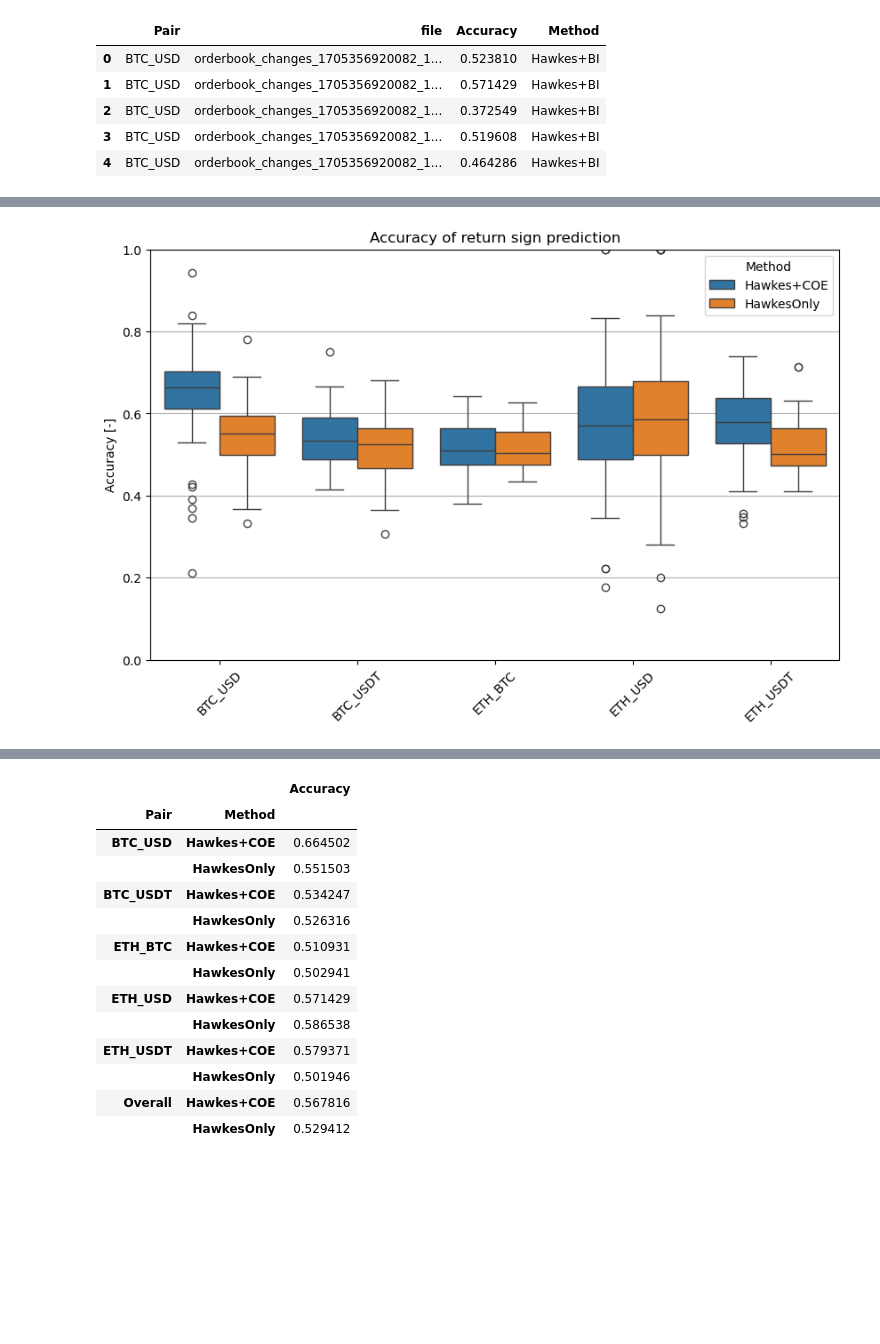
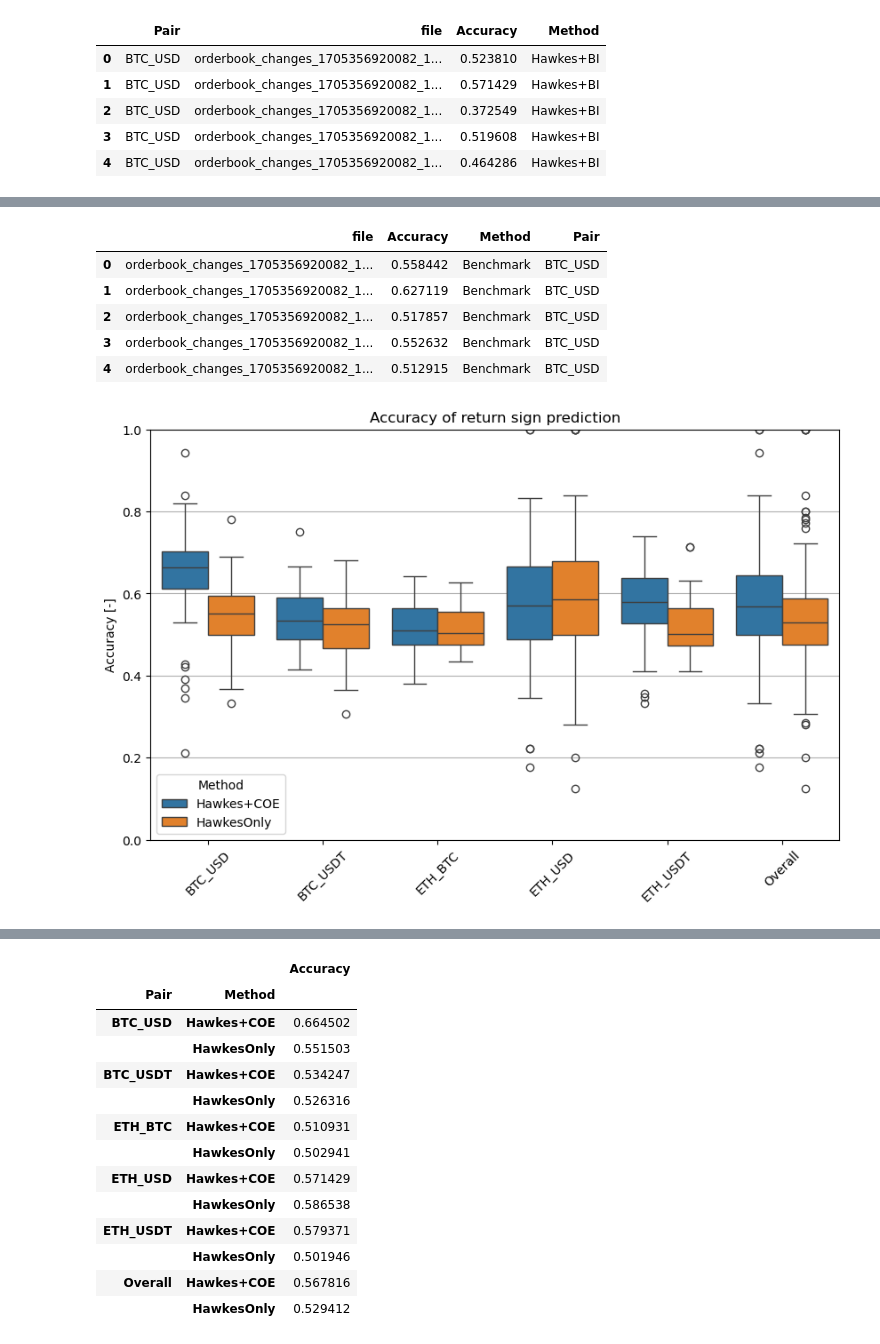
Before and after one commit to daxus4/multivariate_hawkes, a Jupyter notebook: notebook/n20250209_check_coe_results_best_densities.ipynb, the cells around one changed output, grey strips where cells are left out. Drawn from its saved outputs; the diff is of its cells as text; code cells hidden in the pictures; blank space fills up the shorter version.

```diff
--- a/notebook/n20250209_check_coe_results_best_densities.ipynb
+++ b/notebook/n20250209_check_coe_results_best_densities.ipynb
@@ -266,26 +285,33 @@ for pair in ["BTC_USD", "ETH_USD", "ETH_BTC", "BTC_USDT", "ETH_USDT"]:
 
 df = pd.concat(dfs)
 
-df["Real Event Type MP"] = df["Real Event Type"].apply(
-    lambda x: x.split("_BI_")[0]
-)
+df["Real Event Type MP"] = df["Real Event Type"].apply(lambda x: x.split("_BI_")[0])
 
 df["Predicted Event Type"] = df[
-    ["Predicted MP UP BI POS Time", "Predicted MP DOWN BI POS Time", "Predicted MP UP BI NEG Time", "Predicted MP DOWN BI NEG Time"]
+    [
+        "Predicted MP UP BI POS Time",
+        "Predicted MP DOWN BI POS Time",
+        "Predicted MP UP BI NEG Time",
+        "Predicted MP DOWN BI NEG Time",
+    ]
 ].idxmin(axis=1)
 
 df["Predicted Event Type"] = df["Predicted Event Type"].apply(
     lambda x: {
         "Predicted MP UP BI POS Time": "MP_UP",
-         "Predicted MP DOWN BI POS Time": "MP_DOWN",
-         "Predicted MP UP BI NEG Time": "MP_UP",
-         "Predicted MP DOWN BI NEG Time": "MP_DOWN"
+        "Predicted MP DOWN BI POS Time": "MP_DOWN",
+        "Predicted MP UP BI NEG Time": "MP_UP",
+        "Predicted MP DOWN BI NEG Time": "MP_DOWN",
     }[x]
 )
 
 df["Correct Prediction"] = df["Predicted Event Type"] == df["Real Event Type MP"]
-df_hawkes_bi_file = df[df["file"] == "orderbook_changes_1705364671663_1705361143.tsv"].copy()
-boxplot_df_a = df[["pair", "file", "Correct Prediction"]].groupby(["pair", "file"]).mean()
+df_hawkes_bi_file = df[
+    df["file"] == "orderbook_changes_1705364671663_1705361143.tsv"
+].copy()
+boxplot_df_a = (
+    df[["pair", "file", "Correct Prediction"]].groupby(["pair", "file"]).mean()
+)
 boxplot_df_a = boxplot_df_a.reset_index()
 boxplot_df_a.columns = ["Pair", "file", "Accuracy"]
 boxplot_df_a["Method"] = "Hawkes+BI"
@@ -300,22 +388,47 @@ boxplot_df_a.head()
+# %%
+dfs = []
+for file in Path(
+    "C:\\Users\\Admin\\OneDrive - Politecnico di Milano\\phd\\code\\multivariate_hawkes\\data\\coe_dataframes\\benchmark"
+).glob("*"):
+    df = pd.read_csv(file, sep="\t")
+    df["file"] = file.name
+    df["sign_predicted"] = df[["AvgPastReturn", "Return"]].apply(
+        lambda x: same_sign(x["AvgPastReturn"], x["Return"]), axis=1
+    )
+    dfs.append(df)
+
+df = pd.concat(dfs)
+df_accuracy_benchmark = (
+    df[["file", "sign_predicted"]].groupby("file").mean().reset_index()
+)
+df_accuracy_benchmark["Method"] = "Benchmark"
+df_accuracy_benchmark.columns = ["file", "Accuracy", "Method"]
+df_accuracy_benchmark["Pair"] = "BTC_USD"
+df_accuracy_benchmark.head()
+# %% [output]
+|  | file | Accuracy | Method | Pair |
+| 0 | orderbook_changes_1705356920082_1... | 0.558442 | Benchmark | BTC_USD |
+| 1 | orderbook_changes_1705356920082_1... | 0.627119 | Benchmark | BTC_USD |
+| 2 | orderbook_changes_1705356920082_1... | 0.517857 | Benchmark | BTC_USD |
+| 3 | orderbook_changes_1705356920082_1... | 0.552632 | Benchmark | BTC_USD |
+| 4 | orderbook_changes_1705356920082_1... | 0.512915 | Benchmark | BTC_USD |
 # %%
-df_final = pd.concat([boxplot_df, boxplot_df_a, df_accuracy], ignore_index=True)
-df_final = df_final[df_final["Method"] != "Hawkes+BI"]
+df_final_copy = df_final.copy()
+df_final_copy["Pair"] = "Overall"
 
-# put order on Method
-df_final = df_final.sort_values(by=["Method"], key=lambda x: x.map({
-    "HawkesOnly": 1,
-    "Hawkes+BI": 2,
-    "Hawkes+COE": 0,
-}))
-
+df_final_copy = pd.concat([df_final, df_final_copy], ignore_index=True)
 
 plt.figure(figsize=(10, 6))
-sns.boxplot(x="Pair", y="Accuracy", data=df_final, hue="Method", order=[
-    'BTC_USD', 'BTC_USDT',  'ETH_BTC', 'ETH_USD','ETH_USDT'
-])
+sns.boxplot(
+    x="Pair",
+    y="Accuracy",
+    data=df_final_copy,
+    hue="Method",
+    order=["BTC_USD", "BTC_USDT", "ETH_BTC", "ETH_USD", "ETH_USDT", "Overall"],
+)
 
 plt.title(f"Accuracy of return sign prediction")
-plt.grid(axis='y')
+plt.grid(axis="y")
 plt.ylim(0, 1)
 plt.ylabel("Accuracy [-]")
 plt.xlabel("")
@@ -323,4 +436,4 @@ plt.xlabel("")
 plt.xticks(rotation=45)
 plt.show()
 # %% [output]
-[figure, old version]
+[figure, new version]
```
Also changed, not shown: parts of 13 cells of this notebook, 20 other files.
